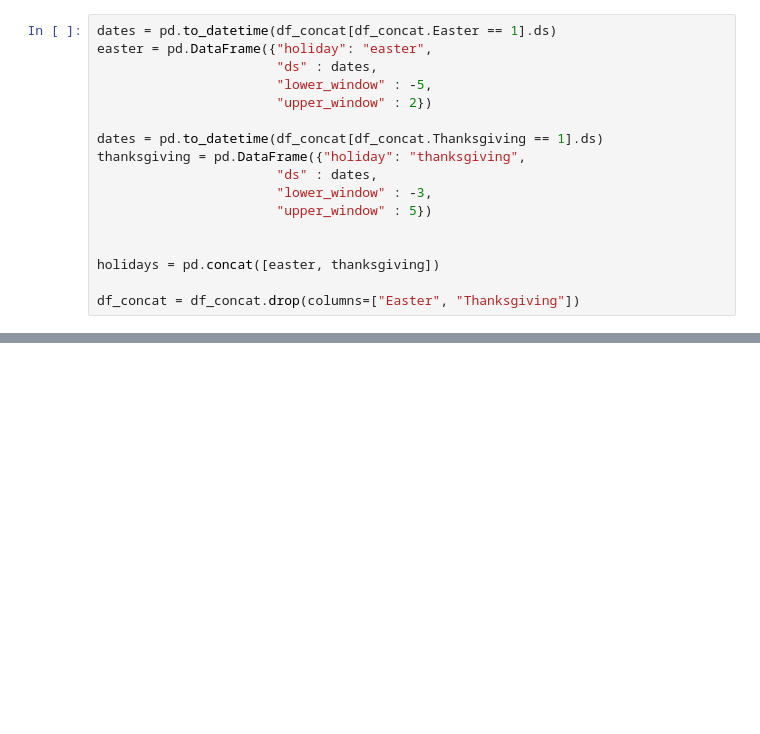
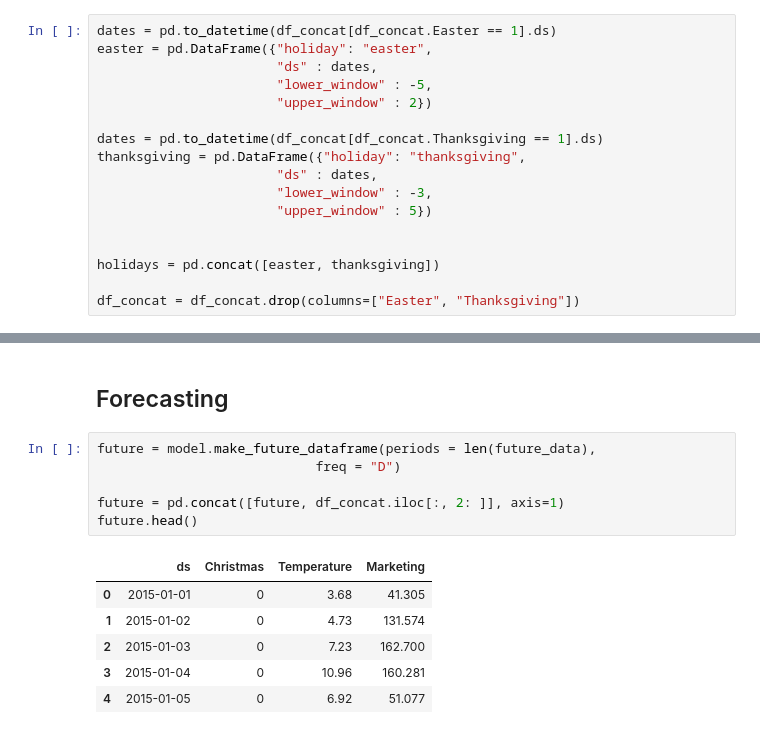
Before and after one commit to ultragorira/AI_and_ML, a Jupyter notebook: TimeSeries/ZTM_TimeSeries/Facebook_Prophet.ipynb, the cells around one changed output, grey strips where cells are left out. Cells and saved outputs as stored; diff of their text form; blank space fills up the shorter version.

```diff
--- a/TimeSeries/ZTM_TimeSeries/Facebook_Prophet.ipynb
+++ b/TimeSeries/ZTM_TimeSeries/Facebook_Prophet.ipynb
@@ -361 +370,16 @@ model.fit(df)
 <prophet.forecaster.Prophet at 0x...>
+# %% [markdown]
+## Forecasting
+# %%
+future = model.make_future_dataframe(periods = len(future_data),
+                            freq = "D")
+
+future = pd.concat([future, df_concat.iloc[:, 2: ]], axis=1)
+future.head()
+# %% [output]
+|  | ds | Christmas | Temperature | Marketing |
+| 0 | 2015-01-01 | 0 | 3.68 | 41.305 |
+| 1 | 2015-01-02 | 0 | 4.73 | 131.574 |
+| 2 | 2015-01-03 | 0 | 7.23 | 162.700 |
+| 3 | 2015-01-04 | 0 | 10.96 | 160.281 |
+| 4 | 2015-01-05 | 0 | 6.92 | 51.077 |
```
Also changed, not shown: parts of 7 cells of this notebook.
